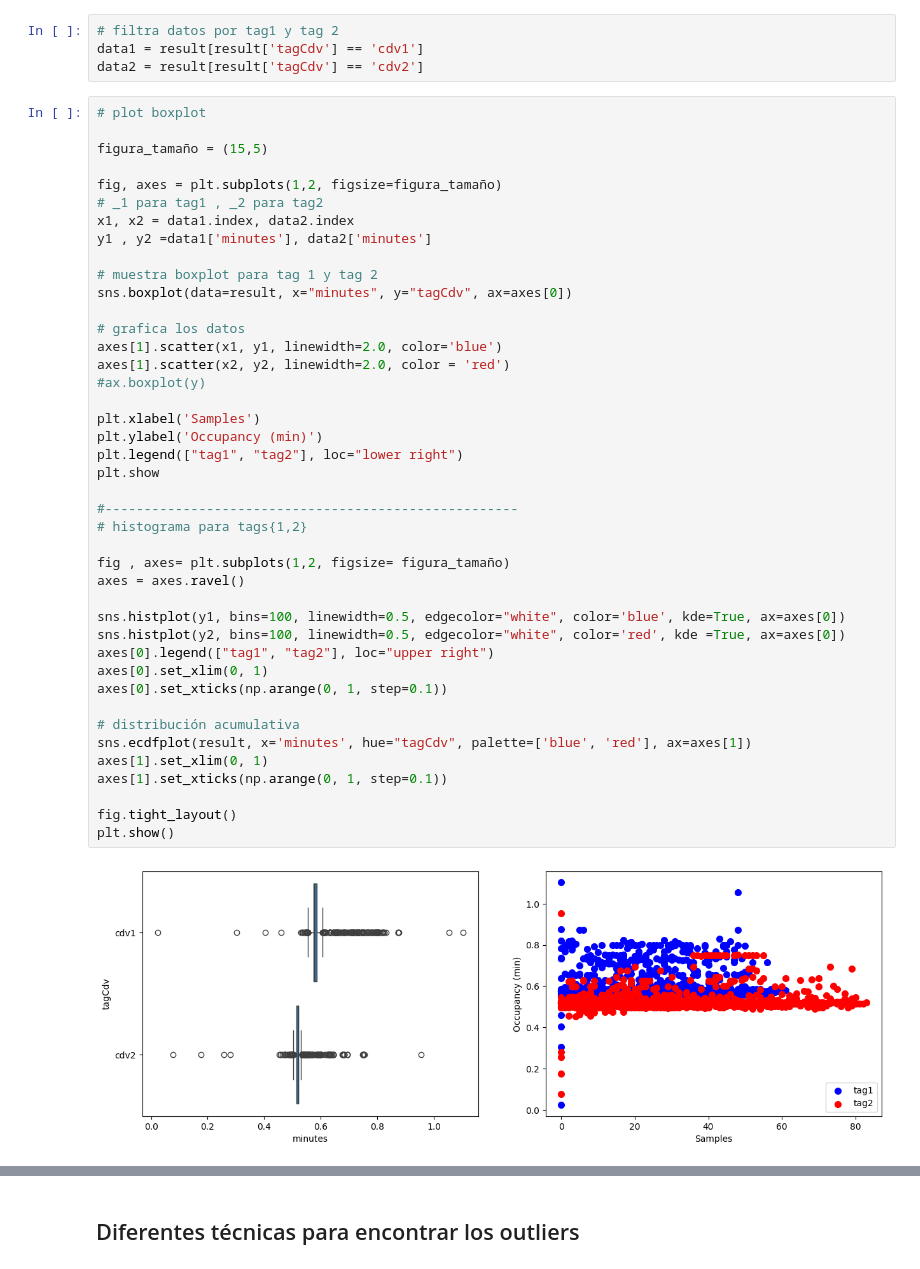
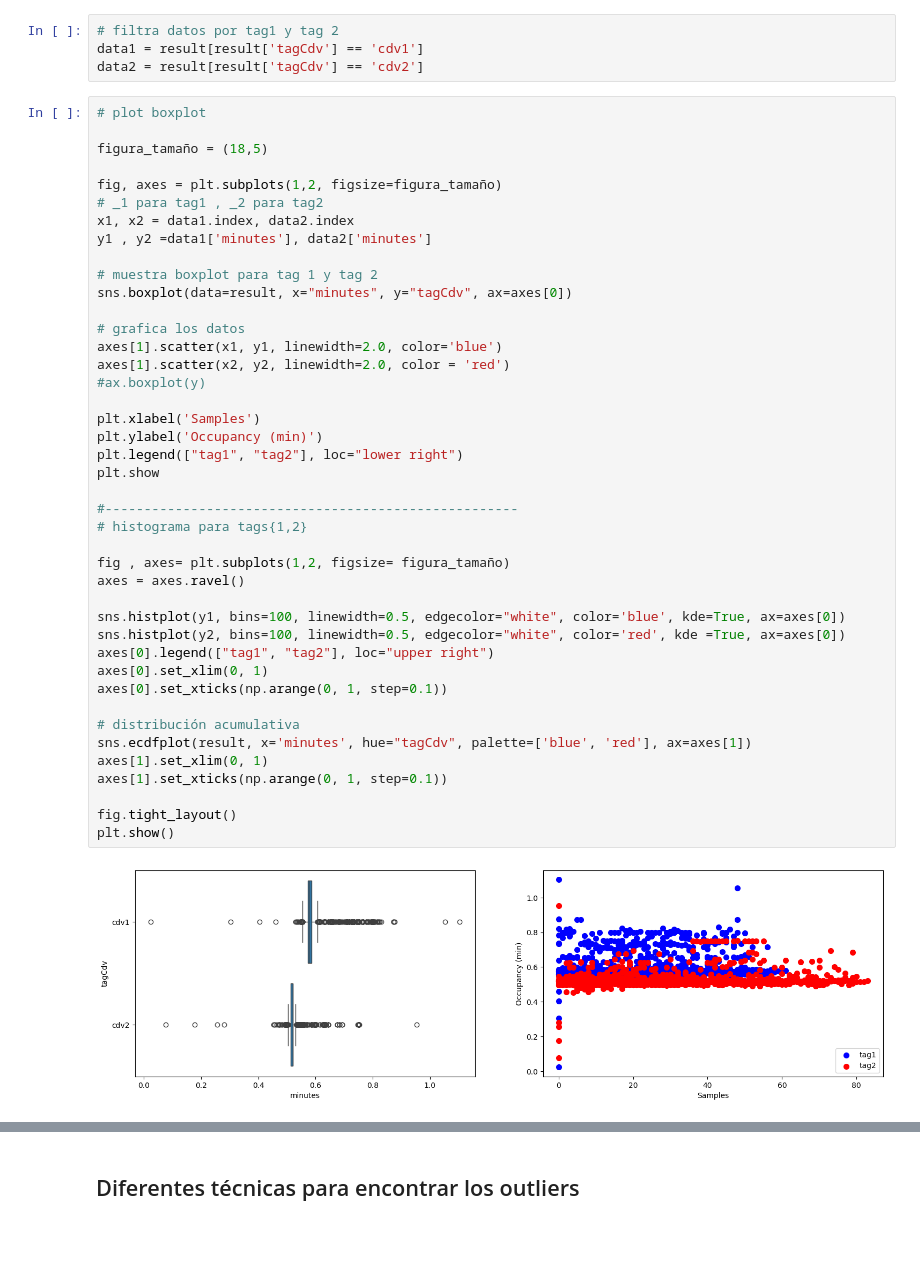
Before and after one commit to darwin1k/metroOccupancy, a Jupyter notebook: EDAcomplete.ipynb, the cells around one changed output, grey strips where cells are left out. Cells and saved outputs as stored; diff of their text form; blank space fills up the shorter version.

```diff
--- a/EDAcomplete.ipynb
+++ b/EDAcomplete.ipynb
@@ -193,7 +206,7 @@ data2 = result[result['tagCdv'] == 'cdv2']
 # %%
 # plot boxplot
 
-figura_tamaño = (15,5)
+figura_tamaño = (18,5)
 
 fig, axes = plt.subplots(1,2, figsize=figura_tamaño)
 # _1 para tag1 , _2 para tag2
@@ -206,31 +219,31 @@ sns.boxplot(data=result, x="minutes", y="tagCdv", ax=axes[0])
 # grafica los datos
 axes[1].scatter(x1, y1, linewidth=2.0, color='blue')
 axes[1].scatter(x2, y2, linewidth=2.0, color = 'red')
 #ax.boxplot(y)
 
 plt.xlabel('Samples')
 plt.ylabel('Occupancy (min)')
 plt.legend(["tag1", "tag2"], loc="lower right")
 plt.show
 
 #-----------------------------------------------------
 # histograma para tags{1,2}
 
 fig , axes= plt.subplots(1,2, figsize= figura_tamaño)
 axes = axes.ravel()
 
 sns.histplot(y1, bins=100, linewidth=0.5, edgecolor="white", color='blue', kde=True, ax=axes[0])
 sns.histplot(y2, bins=100, linewidth=0.5, edgecolor="white", color='red', kde =True, ax=axes[0])
 axes[0].legend(["tag1", "tag2"], loc="upper right")
 axes[0].set_xlim(0, 1)
 axes[0].set_xticks(np.arange(0, 1, step=0.1))
 
 # distribución acumulativa
 sns.ecdfplot(result, x='minutes', hue="tagCdv", palette=['blue', 'red'], ax=axes[1])
 axes[1].set_xlim(0, 1)
 axes[1].set_xticks(np.arange(0, 1, step=0.1))
 
 fig.tight_layout()
 plt.show()
 # %% [output]
-[figure, old version]
+[figure, new version]
```
Also changed, not shown: parts of 6 cells of this notebook.
